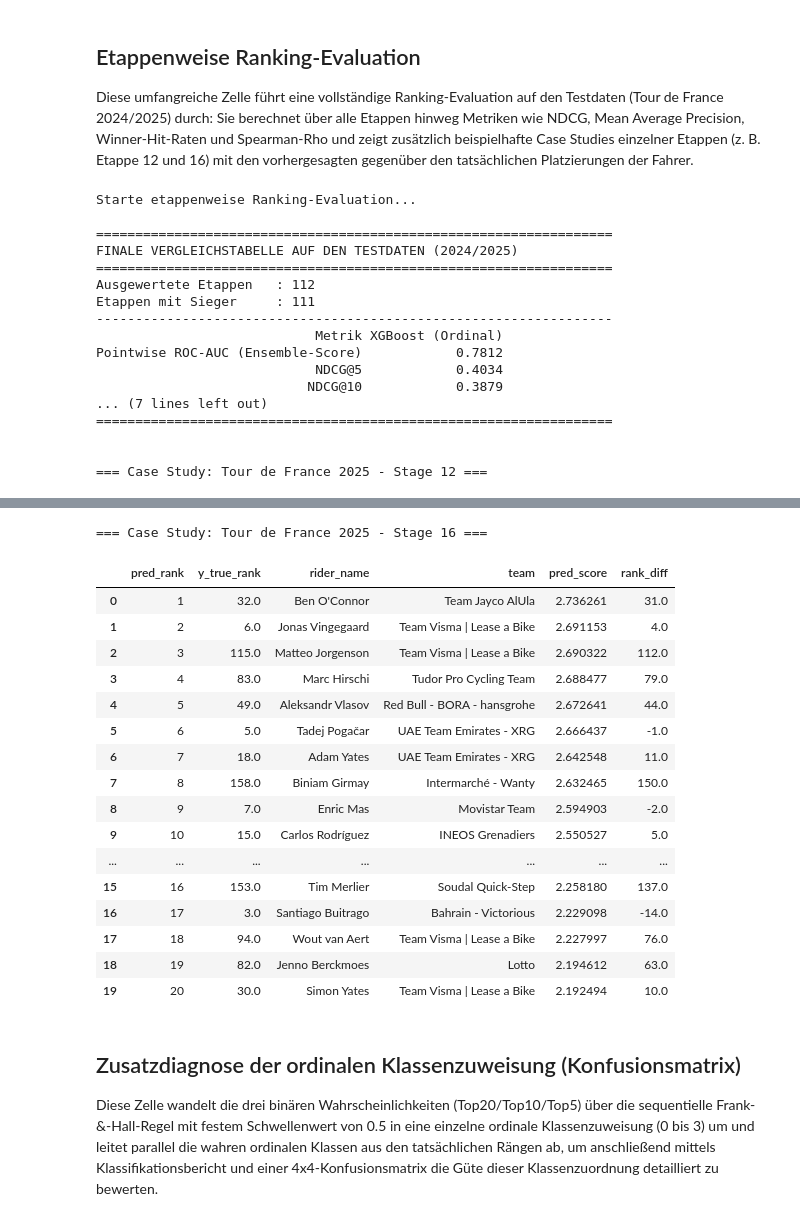
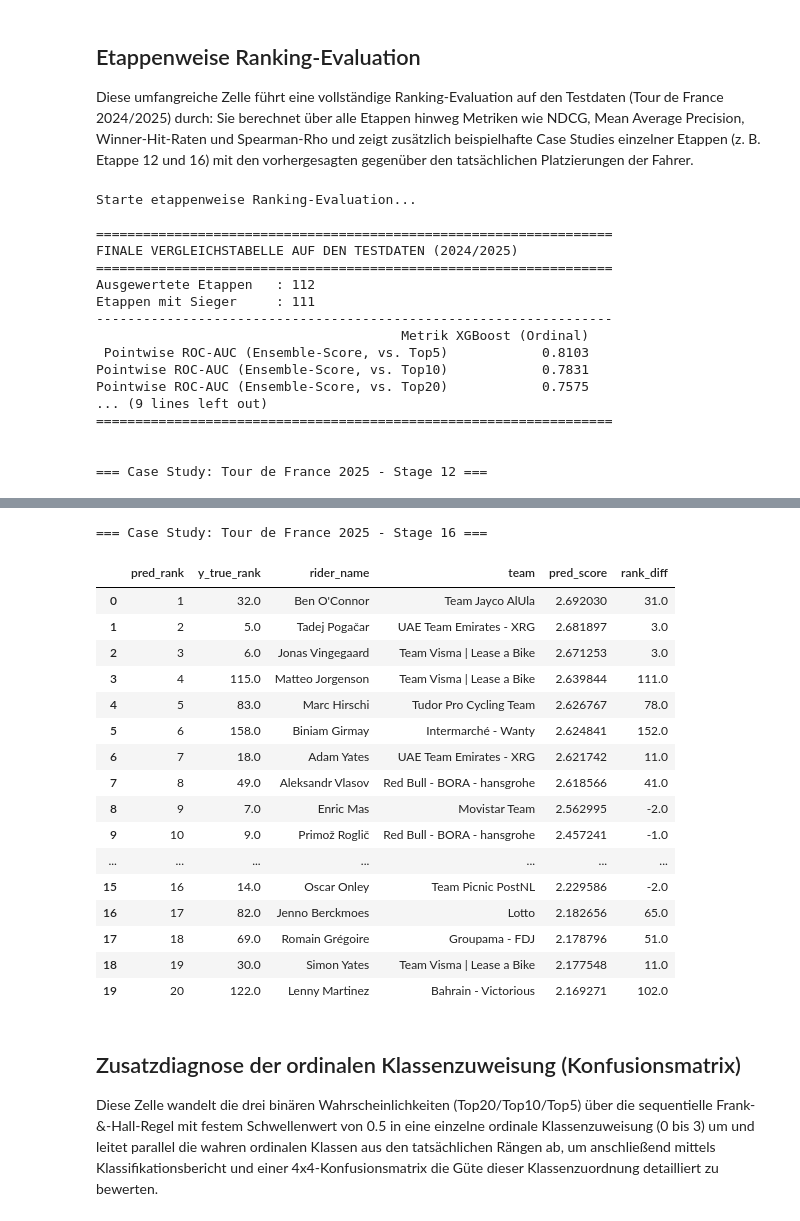
Before and after one commit to LPI24/GADA-Group3-Cycling-Stage-Prediction, a Jupyter notebook: src/Notebooks/11-01_XGBoost_Classifier.ipynb, the cells around one changed output, grey strips where cells are left out. Drawn from its saved outputs; the diff is of its cells as text; code cells hidden in the pictures.

Commit message:
11-01_XGBoost_Classifier geupdated

```diff
--- a/src/Notebooks/11-01_XGBoost_Classifier.ipynb
+++ b/src/Notebooks/11-01_XGBoost_Classifier.ipynb
@@ -346,23 +426,24 @@ from scipy.stats import spearmanr
 df_test_eval = pd.DataFrame({
     "stage_id": groups_test.values,
     "y_true_rank": np.asarray(y_rank_test),
-    "pred_score": ranking_scores,
+    "pred_score": ensemble_score_test_base,   # Summe ohne Monotonie-Korrektur
     "rider_name": meta_test["meta_name"].values,
     "team": meta_test["meta_current_team"].values
 })
 
 # ==============================================================================
-# 2. BERECHNUNG DES POINTWISE ROC-AUC (ENSEMBLE-SCORE)
+# 2. BERECHNUNG DES POINTWISE ROC-AUC (ENSEMBLE-SCORE) - FÜR ALLE DREI KANÄLE
 # ==============================================================================
 
-# Globales, binäres Top-10-Target für Pointwise-Auswertung sicherstellen
+# Binäre Test-Targets für alle drei Kanäle
+y_test_top5_binary = targets["y_top5"]["test"].astype(int)
 y_test_top10_binary = targets["y_top10"]["test"].astype(int)
+y_test_top20_binary = targets["y_top20"]["test"].astype(int)
 
-# Pointwise ROC-AUC für den Gesamt-Score berechnen
-auc_xgb_ensemble = roc_auc_score(
-    y_test_top10_binary,
-    df_test_eval["pred_score"]
-)
+# Pointwise ROC-AUC des Ensemble-Scores gegen jeden der drei binären Kanäle
+auc_xgb_ensemble_top5 = roc_auc_score(y_test_top5_binary, df_test_eval["pred_score"])
+auc_xgb_ensemble_top10 = roc_auc_score(y_test_top10_binary, df_test_eval["pred_score"])
+auc_xgb_ensemble_top20 = roc_auc_score(y_test_top20_binary, df_test_eval["pred_score"])
 
 # ==============================================================================
 # 3. ETAPPENWEISE LISTWISE-EVALUATION
@@ -437,10 +518,15 @@ for stage_id, group in df_test_eval.groupby("stage_id"):
         if not np.isnan(rho_t):
             spearman_xgb.append(rho_t)
 
+# ==============================================================================
 # 4. VERGLEICHSTABELLE ERSTELLEN & DRUCKEN
+# ==============================================================================
+
 summary_data = {
     "Metrik": [
-        "Pointwise ROC-AUC (Ensemble-Score)",
+        "Pointwise ROC-AUC (Ensemble-Score, vs. Top5)",
+        "Pointwise ROC-AUC (Ensemble-Score, vs. Top10)",
+        "Pointwise ROC-AUC (Ensemble-Score, vs. Top20)",
         "NDCG@5",
         "NDCG@10",
         "NDCG@20",
@@ -452,7 +538,9 @@ summary_data = {
         "Spearman Rho"
     ],
     "XGBoost (Ordinal)": [
-        auc_xgb_ensemble,
+        auc_xgb_ensemble_top5,
+        auc_xgb_ensemble_top10,
+        auc_xgb_ensemble_top20,
         np.mean(ndcg_xgb[5]),
         np.mean(ndcg_xgb[10]),
         np.mean(ndcg_xgb[20]),
@@ -487,7 +575,10 @@ print("------------------------------------------------------------------")
 print(df_comparison.to_string(index=False))
 print("==================================================================\n")
 
+# ==============================================================================
 # 5. CASE STUDY TABELLEN (TDF 2025 ST12 & ST16)
+# ==============================================================================
+
 def generate_case_study(df, stage_id, top_n=20):
     stage_data = df[df["stage_id"] == stage_id].copy()
     if stage_data.empty:
@@ -517,11 +608,11 @@ FINALE VERGLEICHSTABELLE AUF DEN TESTDATEN (2024/2025)
 Ausgewertete Etappen   : 112
 Etappen mit Sieger     : 111
 ------------------------------------------------------------------
-                            Metrik XGBoost (Ordinal)
-Pointwise ROC-AUC (Ensemble-Score)            0.7812
-                            NDCG@5            0.4034
-                           NDCG@10            0.3879
-... (7 lines left out)
+                                       Metrik XGBoost (Ordinal)
+ Pointwise ROC-AUC (Ensemble-Score, vs. Top5)            0.8103
+Pointwise ROC-AUC (Ensemble-Score, vs. Top10)            0.7831
+Pointwise ROC-AUC (Ensemble-Score, vs. Top20)            0.7575
+... (9 lines left out)
 ==================================================================
 
 
@@ -546,21 +637,21 @@ Pointwise ROC-AUC (Ensemble-Score)            0.7812
 === Case Study: Tour de France 2025 - Stage 16 ===
 |  | pred_rank | y_true_rank | rider_name | team | pred_score | rank_diff |
-| 0 | 1 | 32.0 | Ben O'Connor | Team Jayco AlUla | 2.736261 | 31.0 |
-| 1 | 2 | 6.0 | Jonas Vingegaard | Team Visma | Lease a Bike | 2.691153 | 4.0 |
-| 2 | 3 | 115.0 | Matteo Jorgenson | Team Visma | Lease a Bike | 2.690322 | 112.0 |
-| 3 | 4 | 83.0 | Marc Hirschi | Tudor Pro Cycling Team | 2.688477 | 79.0 |
-| 4 | 5 | 49.0 | Aleksandr Vlasov | Red Bull - BORA - hansgrohe | 2.672641 | 44.0 |
-| 5 | 6 | 5.0 | Tadej Pogačar | UAE Team Emirates - XRG | 2.666437 | -1.0 |
-| 6 | 7 | 18.0 | Adam Yates | UAE Team Emirates - XRG | 2.642548 | 11.0 |
-| 7 | 8 | 158.0 | Biniam Girmay | Intermarché - Wanty | 2.632465 | 150.0 |
-| 8 | 9 | 7.0 | Enric Mas | Movistar Team | 2.594903 | -2.0 |
-| 9 | 10 | 15.0 | Carlos Rodríguez | INEOS Grenadiers | 2.550527 | 5.0 |
+| 0 | 1 | 32.0 | Ben O'Connor | Team Jayco AlUla | 2.692030 | 31.0 |
+| 1 | 2 | 5.0 | Tadej Pogačar | UAE Team Emirates - XRG | 2.681897 | 3.0 |
+| 2 | 3 | 6.0 | Jonas Vingegaard | Team Visma | Lease a Bike | 2.671253 | 3.0 |
+| 3 | 4 | 115.0 | Matteo Jorgenson | Team Visma | Lease a Bike | 2.639844 | 111.0 |
+| 4 | 5 | 83.0 | Marc Hirschi | Tudor Pro Cycling Team | 2.626767 | 78.0 |
+| 5 | 6 | 158.0 | Biniam Girmay | Intermarché - Wanty | 2.624841 | 152.0 |
+| 6 | 7 | 18.0 | Adam Yates | UAE Team Emirates - XRG | 2.621742 | 11.0 |
+| 7 | 8 | 49.0 | Aleksandr Vlasov | Red Bull - BORA - hansgrohe | 2.618566 | 41.0 |
+| 8 | 9 | 7.0 | Enric Mas | Movistar Team | 2.562995 | -2.0 |
+| 9 | 10 | 9.0 | Primož Roglič | Red Bull - BORA - hansgrohe | 2.457241 | -1.0 |
 | ... | ... | ... | ... | ... | ... | ... |
-| 15 | 16 | 153.0 | Tim Merlier | Soudal Quick-Step | 2.258180 | 137.0 |
-| 16 | 17 | 3.0 | Santiago Buitrago | Bahrain - Victorious | 2.229098 | -14.0 |
-| 17 | 18 | 94.0 | Wout van Aert | Team Visma | Lease a Bike | 2.227997 | 76.0 |
-| 18 | 19 | 82.0 | Jenno Berckmoes | Lotto | 2.194612 | 63.0 |
-| 19 | 20 | 30.0 | Simon Yates | Team Visma | Lease a Bike | 2.192494 | 10.0 |
+| 15 | 16 | 14.0 | Oscar Onley | Team Picnic PostNL | 2.229586 | -2.0 |
+| 16 | 17 | 82.0 | Jenno Berckmoes | Lotto | 2.182656 | 65.0 |
+| 17 | 18 | 69.0 | Romain Grégoire | Groupama - FDJ | 2.178796 | 51.0 |
+| 18 | 19 | 30.0 | Simon Yates | Team Visma | Lease a Bike | 2.177548 | 11.0 |
+| 19 | 20 | 122.0 | Lenny Martinez | Bahrain - Victorious | 2.169271 | 102.0 |
 # %% [markdown]
 ## Zusatzdiagnose der ordinalen Klassenzuweisung (Konfusionsmatrix)
 Diese Zelle wandelt die drei binären Wahrscheinlichkeiten (Top20/Top10/Top5) über die sequentielle Frank-\&-Hall-Regel mit festem Schwellenwert von 0.5 in eine einzelne ordinale Klassenzuweisung (0 bis 3) um und leitet parallel die wahren ordinalen Klassen aus den tatsächlichen Rängen ab, um anschließend mittels Klassifikationsbericht und einer 4x4-Konfusionsmatrix die Güte dieser Klassenzuordnung detailliert zu bewerten.
```
Also changed, not shown: parts of 17 cells of this notebook, 4 other files.
